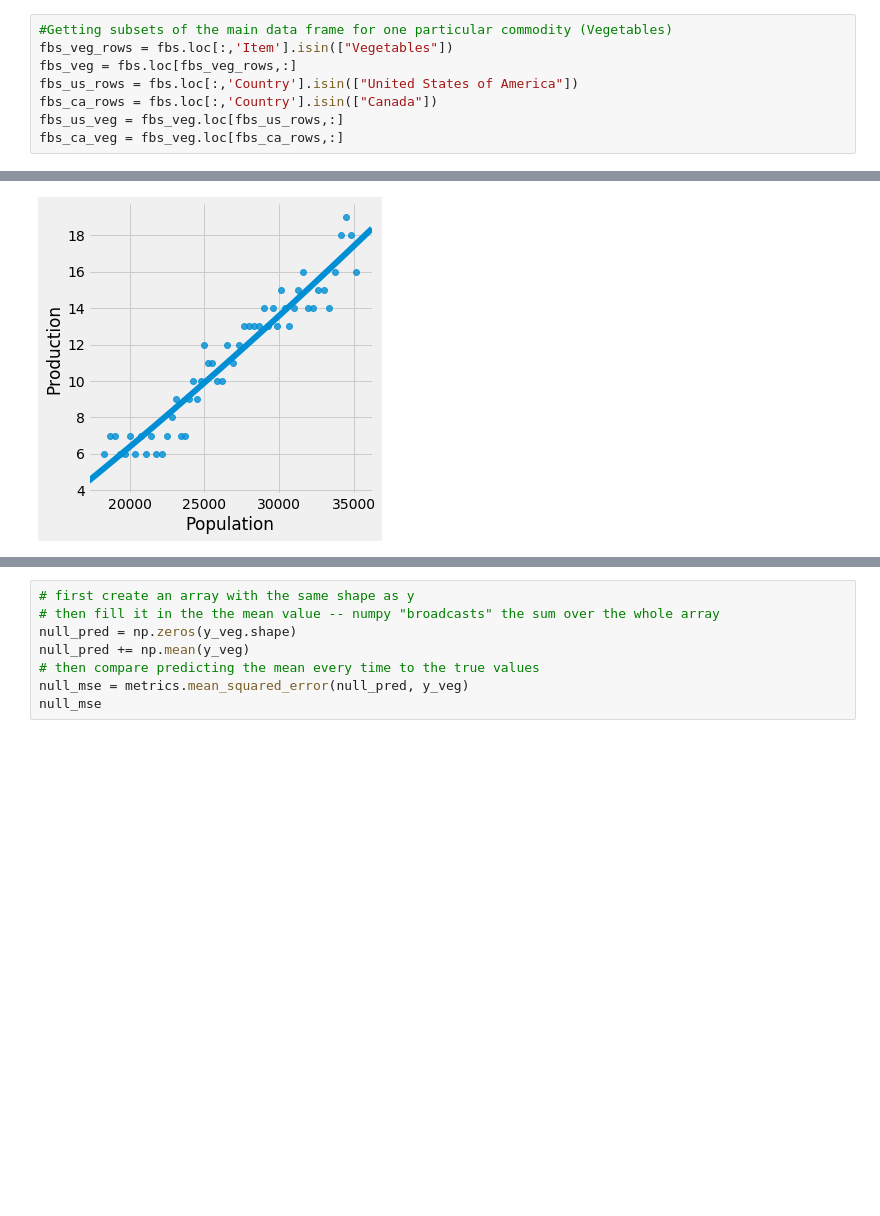
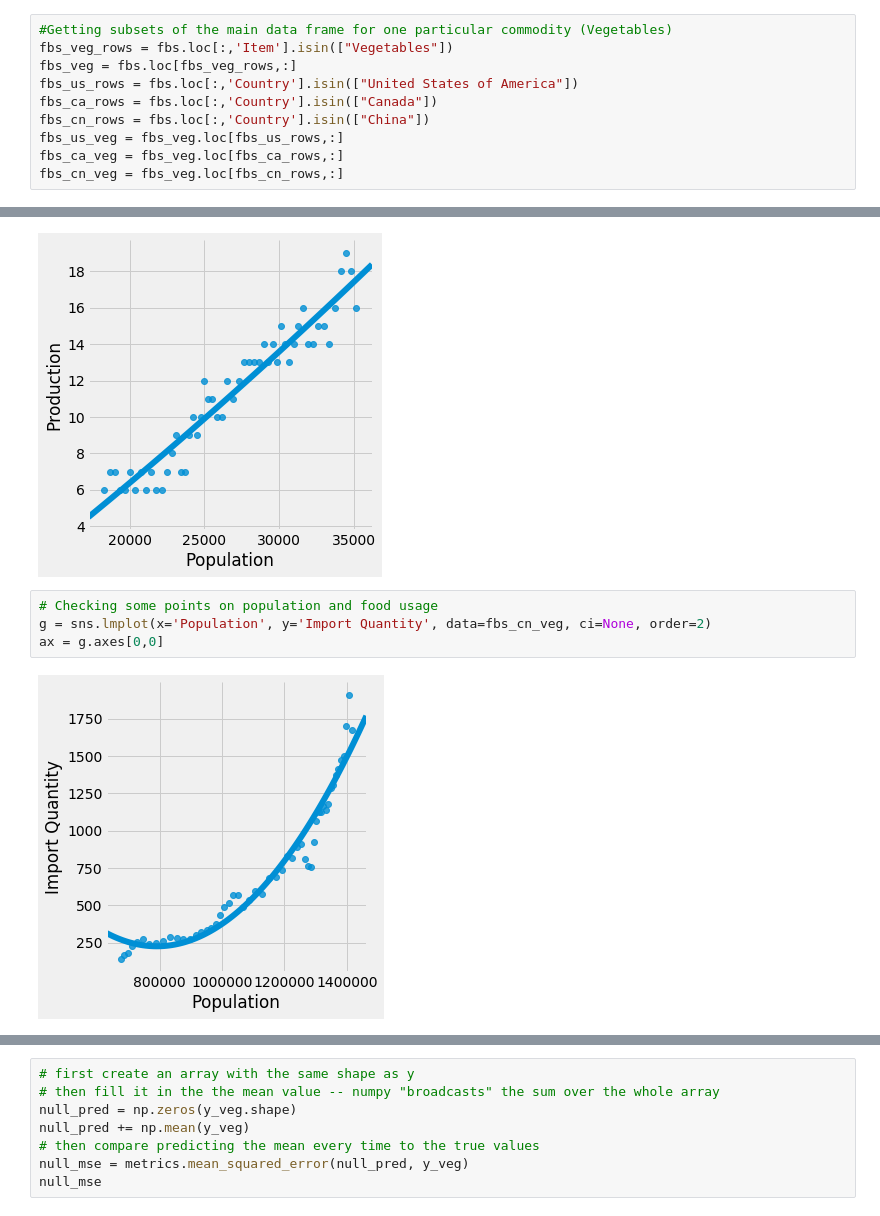
Before and after one commit to palefebv/machine_learing_final_project, a Jupyter notebook: part_2_project.ipynb, the cells around one changed output, grey strips where cells are left out. Drawn from its saved outputs; the diff is of its cells as text; blank space fills up the shorter version.

```diff
--- a/part_2_project.ipynb
+++ b/part_2_project.ipynb
@@ -21,8 +21,10 @@ fbs_veg_rows = fbs.loc[:,'Item'].isin(["Vegetables"])
 fbs_veg = fbs.loc[fbs_veg_rows,:]
 fbs_us_rows = fbs.loc[:,'Country'].isin(["United States of America"])
 fbs_ca_rows = fbs.loc[:,'Country'].isin(["Canada"])
+fbs_cn_rows = fbs.loc[:,'Country'].isin(["China"])
 fbs_us_veg = fbs_veg.loc[fbs_us_rows,:]
 fbs_ca_veg = fbs_veg.loc[fbs_ca_rows,:]
+fbs_cn_veg = fbs_veg.loc[fbs_cn_rows,:]
 # %%
 # Doing some checks on the data
 fbs_us_veg.isnull().sum()
@@ -133,3 +135,9 @@ g = sns.lmplot(x='Population', y='Production', data=fbs_ca_veg, ci=None, order=2
 ax = g.axes[0,0]
 # %% [output]
 [figure]
+# %%
+# Checking some points on population and food usage
+g = sns.lmplot(x='Population', y='Import Quantity', data=fbs_cn_veg, ci=None, order=2)
+ax = g.axes[0,0]
+# %% [output]
+[figure, added]
```
Also changed, not shown: parts of 3 cells of this notebook, 12 other files.
